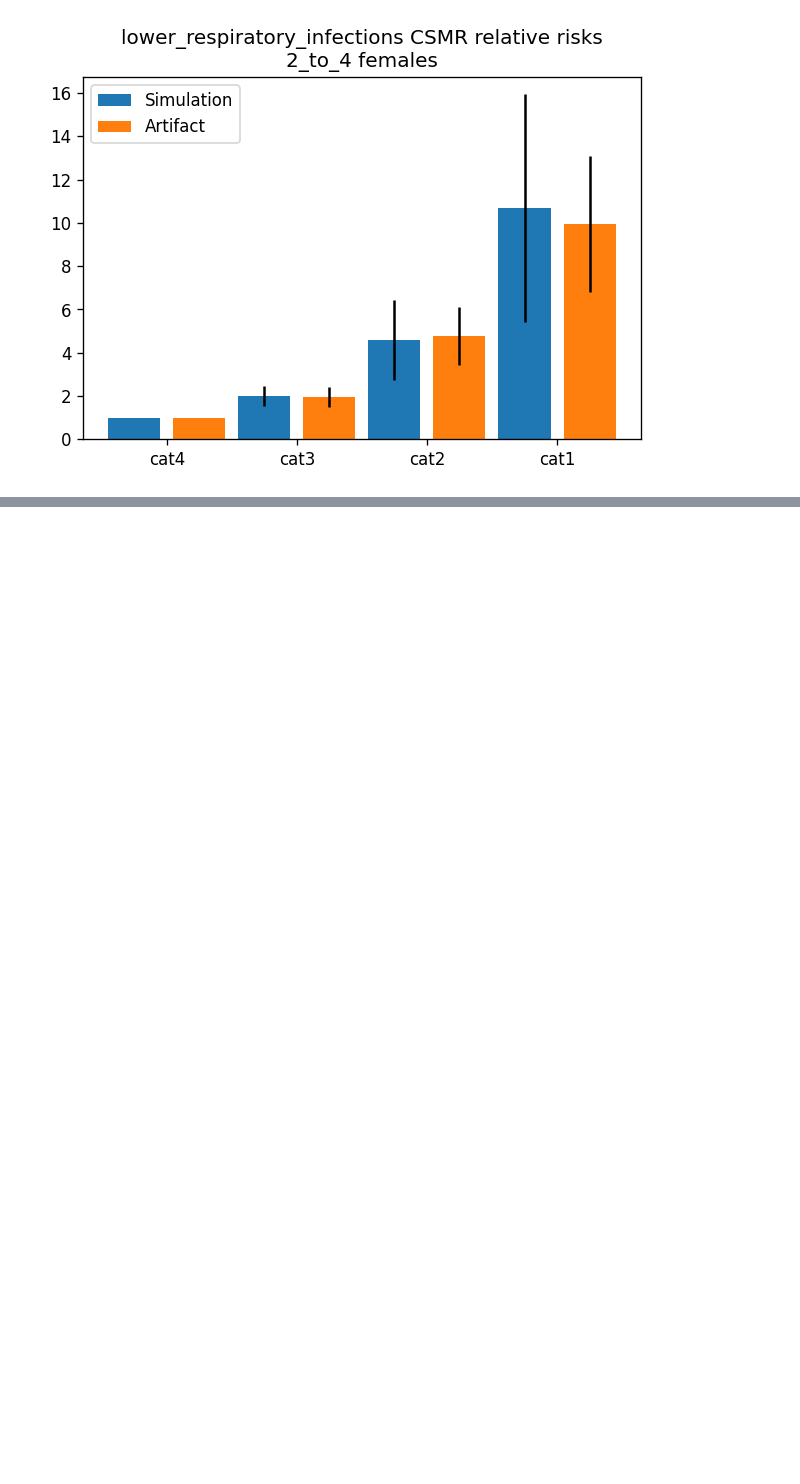
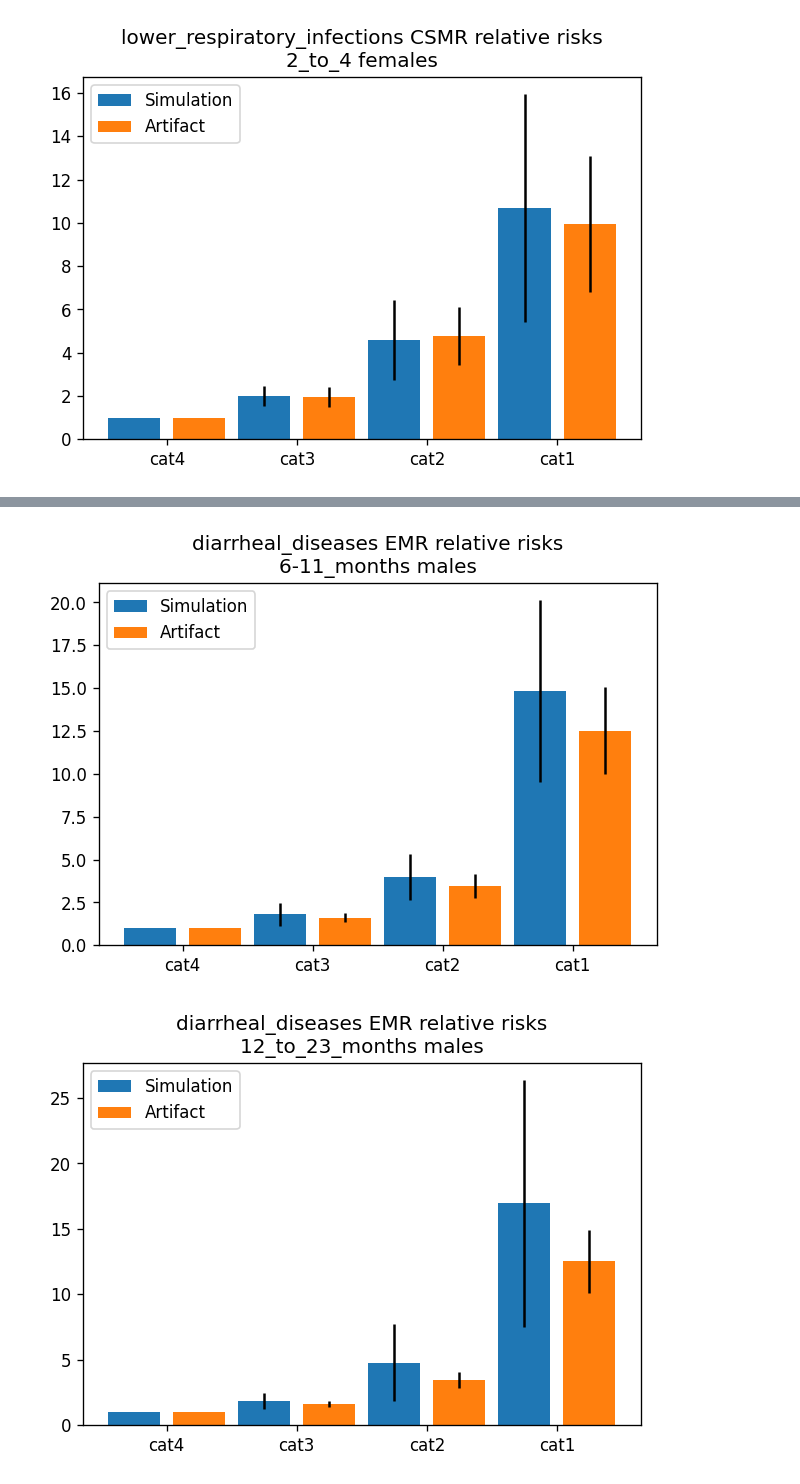
Before and after one commit to ihmeuw/vivarium_research_ciff_sam, a Jupyter notebook: model_validation/model6/model_6.0.1_risk_effects_verification.ipynb, the cells around one changed output, grey strips where cells are left out. Saved outputs shown, nothing was run; the diff lists cells and outputs as text; code cells hidden in the pictures; blank space fills up the shorter version.

```diff
--- a/model_validation/model6/model_6.0.1_risk_effects_verification.ipynb
+++ b/model_validation/model6/model_6.0.1_risk_effects_verification.ipynb
@@ -288,0 +329,37 @@ for sex in ['male','female']:
+# %%
+def plot_emr_rrs(age, sex):
+    width=0.4
+    measure = 'EMR'
+    cause = 'diarrheal_diseases'
+    s = diarrhea_emr_rr.reset_index()
+    s = s.loc[(s.sex==sex)
+             &(s.age==age)
+             #&(s.cause==cause)
+             ]
+
+    s['order'] = np.where(s.wasting_state.str.contains('suscept'), 0,
+                         np.where(s.wasting_state.str.contains('mild'), 1,
+                                 np.where(s.wasting_state.str.contains('moder'), 2, 3)))
+    s = s.sort_values(by='order')
+    plt.figure(dpi=120)
+    plt.bar([0,1,2,3], s['value','mean'], yerr=s['value','std'], width=width, label='Simulation')
+
+    a = wasting_rrs.reset_index()
+    a = a.loc[(a.sex==sex.capitalize())
+             &(a.age==age)
+             &(a.affected_entity==cause)]
+
+    a = a.sort_values(by='parameter', ascending=False)
+    plt.bar([0.5,1.5,2.5,3.5], a['mean'], yerr=a['std'], width=width, label='Artifact')
+
+
+    plt.title(f'{cause} {measure} relative risks\n{age} {sex}s')
+    plt.legend(loc='upper left')
+    plt.xticks([0.25, 1.25, 2.25, 3.25], a.parameter)
+# %%
+for sex in ['male','female']:
+    for age in ['6-11_months','12_to_23_months','2_to_4']:
+        plot_emr_rrs(age, sex)
+# %% [output]
+[figure, added]
+[figure, added]
```
Also changed, not shown: parts of 5 cells of this notebook, 4 other files.
